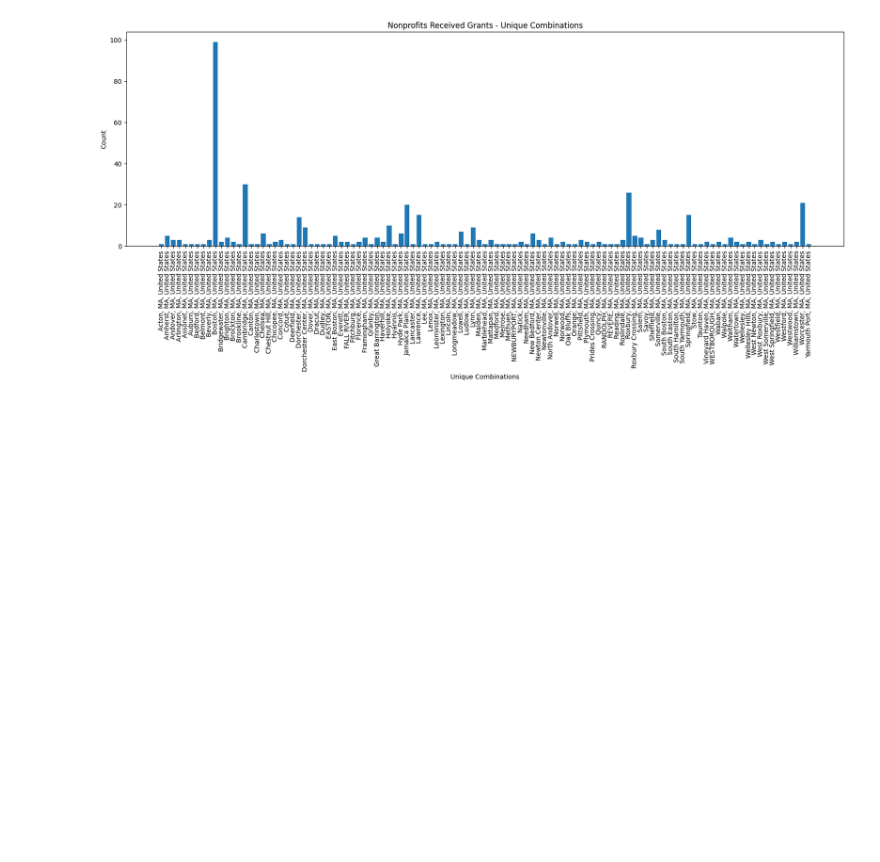
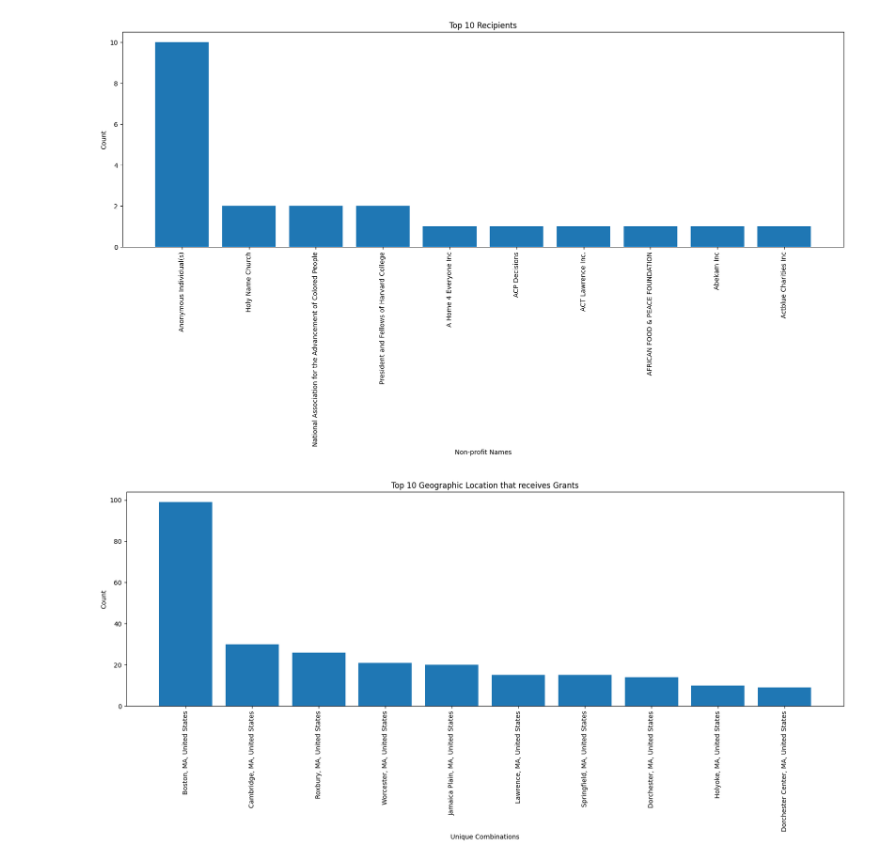
Before and after one commit to BU-Spark/ds-ncf-charitable-giving, a Jupyter notebook: sp24-team-b/Task1.ipynb, the cells around one changed output. Cells and saved outputs as stored; diff of their text form; code cells hidden in the pictures; blank space fills up the shorter version.

Commit message:
Finished with the graph

```diff
--- a/sp24-team-b/Task1.ipynb
+++ b/sp24-team-b/Task1.ipynb
@@ -11,33 +16,74 @@
 # %%
 import pandas as pd
 import matplotlib.pyplot as plt
 
 Grants = pd.read_csv('../../Data/Grants.csv', low_memory=False)
 
 african_descent_code = 'PE030000'
 latin_american_descent_code = 'PE050000'
 
 # Nonprofits that have received grants and their locations
 nonprofits_received_grants = Grants[['recip_name', 'recip_city', 'recip_state', 'recip_country']].drop_duplicates()
-counts = nonprofits_received_grants.groupby(['recip_city', 'recip_state', 'recip_country']).size().reset_index(name='count')
+non_profit_counts = nonprofits_received_grants.groupby(['recip_name']).size().reset_index(name='count')
+grants_geo_counts = nonprofits_received_grants.groupby(['recip_city', 'recip_state', 'recip_country']).size().reset_index(name='count')
 
 
 # Recipients serving populations of African and Latin American descent
 recipients_serving_specific_populations = Grants[
     (Grants['recip_subject_code'].str.contains(african_descent_code)) |
     (Grants['recip_population_code'].str.contains(latin_american_descent_code)) |
     (Grants['recip_subject_code'].str.contains(latin_american_descent_code)) |
     (Grants['recip_population_code'].str.contains(african_descent_code))
-][['recip_name', 'recip_city', 'recip_state', 'recip_country', 'gm_name', 'recip_name']].drop_duplicates()
-ALRecip = recipients_serving_specific_populations.groupby(['recip_name'])
-ALGrantMaker = recipients_serving_specific_populations.groupby(['recip_name'])
+]
 
+unique_recipients_serving_specific_populations = recipients_serving_specific_populations[['recip_name']].drop_duplicates()
+unique_grantmaker_serving_specific_populations = recipients_serving_specific_populations[['gm_name']].drop_duplicates()
+
+# Counts for recipients and grant makers
+ALRecip_counts = unique_recipients_serving_specific_populations.groupby(['recip_name']).size().reset_index(name='count')
+ALGrantMaker_counts = unique_grantmaker_serving_specific_populations.groupby(['gm_name']).size().reset_index(name='count')
+
+# Select the top 10 rows for plotting
+top_10_nonprofit = non_profit_counts.nlargest(10, 'count')
+top_10_Geo = grants_geo_counts.nlargest(10, 'count')
+top_10_ALRecip = ALRecip_counts.nlargest(10, 'count')
+top_10_ALGrantMaker = ALGrantMaker_counts.nlargest(10, 'count')
+
+#Plotting for non-profit
 plt.figure(figsize=(20, 6))
-plt.bar(range(len(counts)), counts['count'], tick_label=counts.apply(lambda x: f"{x['recip_city']}, {x['recip_state']}, {x['recip_country']}", axis=1))
+plt.bar(range(len(top_10_nonprofit)), top_10_nonprofit['count'], tick_label=top_10_nonprofit['recip_name'])
+plt.xticks(rotation=90)
+plt.xlabel('Non-profit Names')
+plt.ylabel('Count')
+plt.title('Top 10 Recipients')
+plt.show()
+
+# Plotting for Geo
+plt.figure(figsize=(20, 6))
+plt.bar(range(len(top_10_Geo)), top_10_Geo['count'], tick_label=top_10_nonprofits.apply(lambda x: f"{x['recip_city']}, {x['recip_state']}, {x['recip_country']}", axis=1))
 plt.xticks(rotation=90)
 plt.xlabel('Unique Combinations')
 plt.ylabel('Count')
-plt.title('Nonprofits Received Grants - Unique Combinations')
+plt.title('Top 10 Geographic Location that receives Grants')
 plt.show()
+
+# Plotting for recipients
+plt.figure(figsize=(20, 6))
+plt.bar(range(len(top_10_ALRecip)), top_10_ALRecip['count'], tick_label=top_10_ALRecip['recip_name'])
+plt.xticks(rotation=90)
+plt.xlabel('Recipient Names')
+plt.ylabel('Count')
+plt.title('Top 10 Recipients Serving Specific Populations')
+plt.show()
+
+# Plotting for grant makers
+plt.figure(figsize=(20, 6))
+plt.bar(range(len(top_10_ALGrantMaker)), top_10_ALGrantMaker['count'], tick_label=top_10_ALGrantMaker['gm_name'])
+plt.xticks(rotation=90)
+plt.xlabel('Grant Maker Names')
+plt.ylabel('Count')
+plt.title('Top 10 Grant Makers Serving Specific Populations')
+plt.show()
 # %% [output]
-[figure, old version]
+[figure, new version]
+[figure, added]
```
Also changed, not shown: parts of 2 cells of this notebook.
